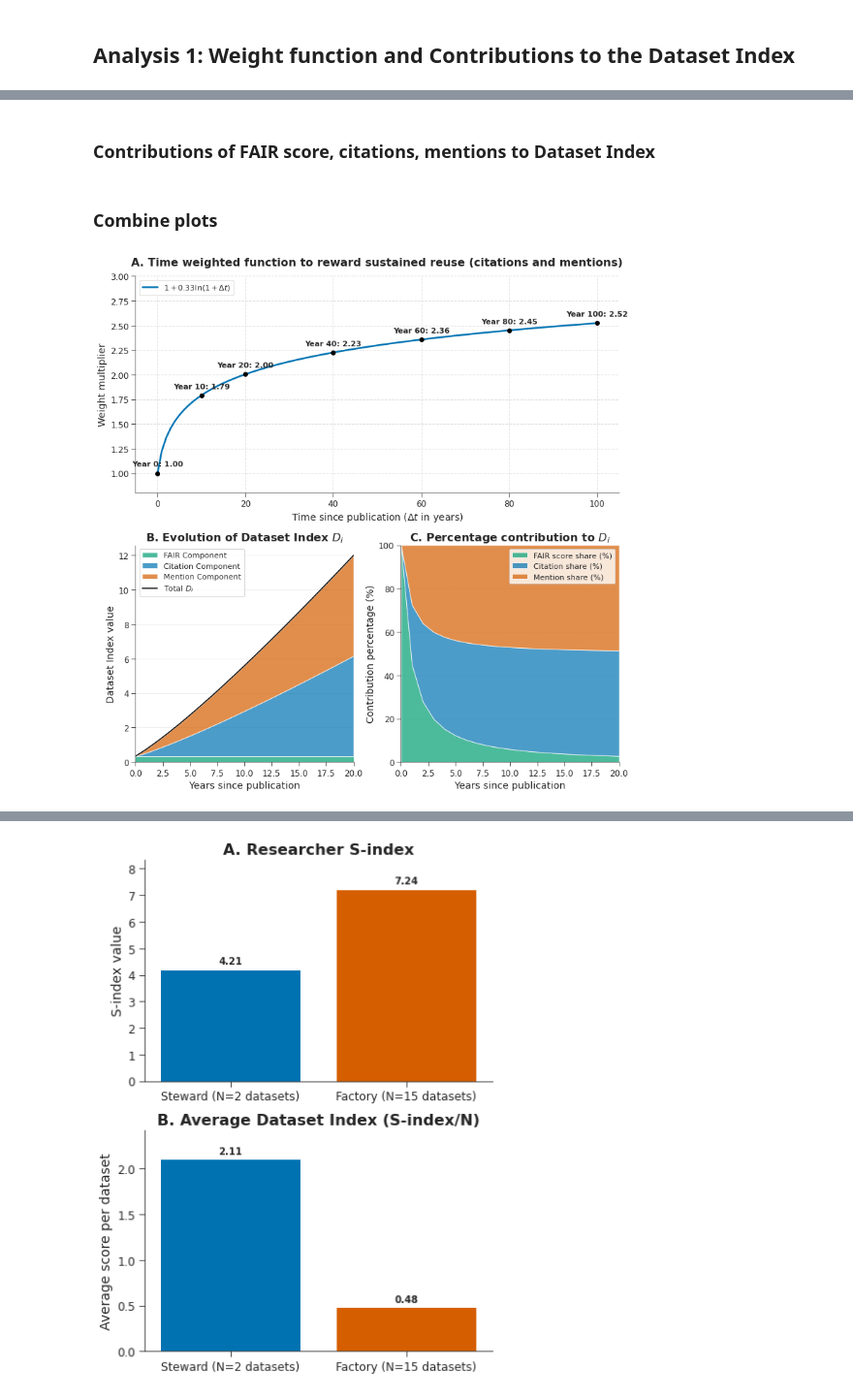
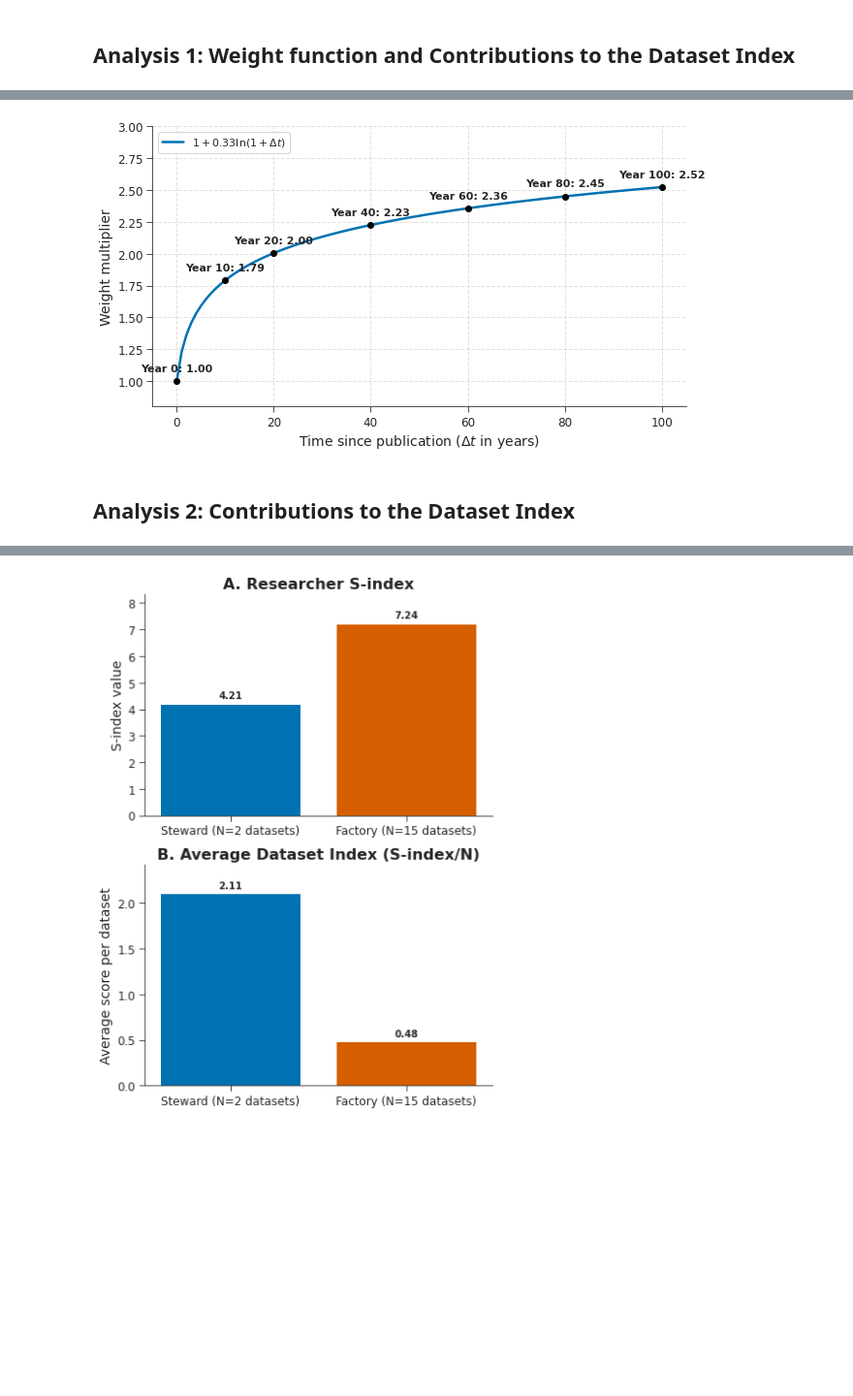
Before and after one commit to data-S-index/s-index-parameters-analysis, a Jupyter notebook: main.ipynb, the cells around one changed output, grey strips where cells are left out. Shown at 97% size. Cells and saved outputs as stored; diff of their text form; code cells hidden in the pictures; blank space fills up the shorter version.

Commit message:
fix: figures

```diff
--- a/main.ipynb
+++ b/main.ipynb
@@ -83,5 +50,3 @@ delta_t_range = np.linspace(0, 100, 101)
 weights = []
 for dt in delta_t_range:
     weights.append(calculate_time_weight(dt))
-# %% [markdown]
-### Contributions of FAIR score, citations, mentions to Dataset Index
@@ -115,62 +53,34 @@ df = pd.DataFrame(results)
-# %% [markdown]
-### Combine plots
 # %%
 # Layout
-fig, axd = plt.subplot_mosaic([['top', 'top'],
-                               ['bottom_left', 'bottom_right']],
-                              figsize=(11, 11))
+fig, ax = plt.subplots(figsize=(9, 5))
 
-# Row1: Weight function
-axd['top'].plot(delta_t_range, weights, label=r'$1 + 0.33 \ln(1 + \Delta t)$', color=color_palette[1], linewidth=2.5)
+#Plot
+ax.plot(delta_t_range, weights, label=r'$1 + 0.33 \ln(1 + \Delta t)$', color=color_palette[1], linewidth=2.5)
 
 ## Highlight specific anchor points
 t_points = np.array([0, 10, 20, 40, 60, 80, 100])
 w_points = []
 for dt in t_points:
     w_points.append(calculate_time_weight(dt))
-axd['top'].scatter(t_points, w_points, color='black', zorder=5)
+ax.scatter(t_points, w_points, color='black', zorder=5)
 
 for i in range(len(t_points)):
     txt = f'Year {t_points[i]}: {w_points[i]:.2f}'
-    axd['top'].annotate(txt, (t_points[i], w_points[i]), textcoords="offset points",
+    ax.annotate(txt, (t_points[i], w_points[i]), textcoords="offset points",
                         xytext=(0, 10), ha='center', fontweight='bold', fontsize=11)
 
-axd['top'].set_xlabel('Time since publication ($\Delta t$ in years)')
-axd['top'].set_ylabel('Weight multiplier')
-axd['top'].grid(True, linestyle='--', alpha=0.6)
-axd['top'].set_ylim(0.8, 3)
-axd['top'].legend(loc='upper left', fontsize=11)
-axd['top'].set_title('A. Time weighted function to reward sustained reuse (citations and mentions)', pad=15, fontweight='bold')
-
-
-# Row 2, left: Dataset Index growth
-axd['bottom_left'].stackplot(df['Year'], df['F_val'], df['C_val'], df['M_val'],
-                             labels=['FAIR Component', 'Citation Component', 'Mention Component'],
-                             alpha=0.7)
-axd['bottom_left'].plot(df['Year'], df['Di'], color='black', linewidth=1.5, label='Total $D_i$')
-axd['bottom_left'].set_title('B. Evolution of Dataset Index $D_i$', fontweight='bold')
-axd['bottom_left'].set_xlabel('Years since publication')
-axd['bottom_left'].set_ylabel('Dataset Index value')
-axd['bottom_left'].legend(loc='upper left', fontsize=11)
-axd['bottom_left'].grid(axis='y', alpha=0.3)
-axd['bottom_left'].set_xlim(0, 20)
-
-
-# Row 2, right: Percentage contribution of each factor
-axd['bottom_right'].stackplot(df['Year'], df['F_pct'], df['C_pct'], df['M_pct'],
-                              labels=['FAIR score share (%)', 'Citation share (%)', 'Mention share (%)'],
-                              alpha=0.7)
-axd['bottom_right'].set_title('C. Percentage contribution to $D_i$', fontweight='bold')
-axd['bottom_right'].set_xlabel('Years since publication')
-axd['bottom_right'].set_ylabel('Contribution percentage (%)')
-axd['bottom_right'].set_ylim(0, 100)
-axd['bottom_right'].set_xlim(0, 20)
-axd['bottom_right'].legend(loc='upper right', fontsize=11)
-axd['bottom_right'].grid(axis='y', linestyle='--', alpha=0.3)
+ax.set_xlabel('Time since publication ($\Delta t$ in years)')
+ax.set_ylabel('Weight multiplier')
+ax.grid(True, linestyle='--', alpha=0.6)
+ax.set_ylim(0.8, 3)
+ax.legend(loc='upper left', fontsize=11)
+#ax.set_title('Time weighted function to reward sustained reuse (citations and mentions)', pad=15, fontweight='bold')
 
 # Save
 plt.tight_layout()
 plt.savefig('output/Analysis1.png', dpi=300, format='png')
 plt.show()
 # %% [output]
-[figure, old version]
+[figure, new version]
+# %% [markdown]
+## Analysis 2: Contributions to the Dataset Index
```
Also changed, not shown: parts of 14 cells of this notebook, 4 other files.
